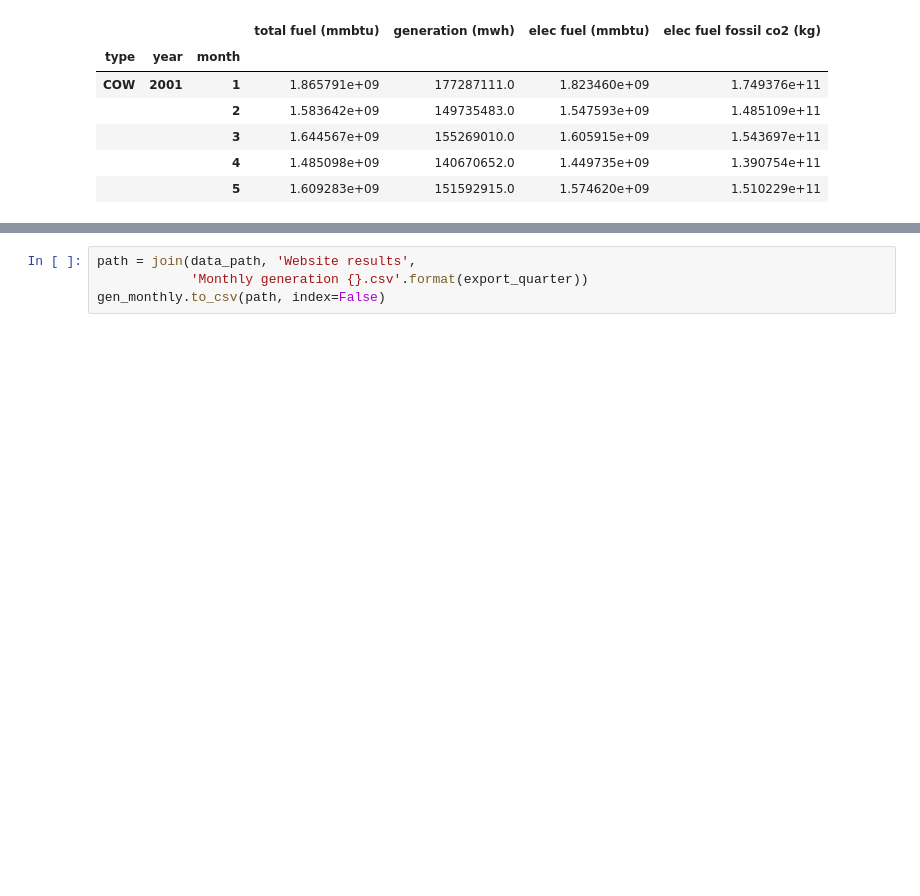
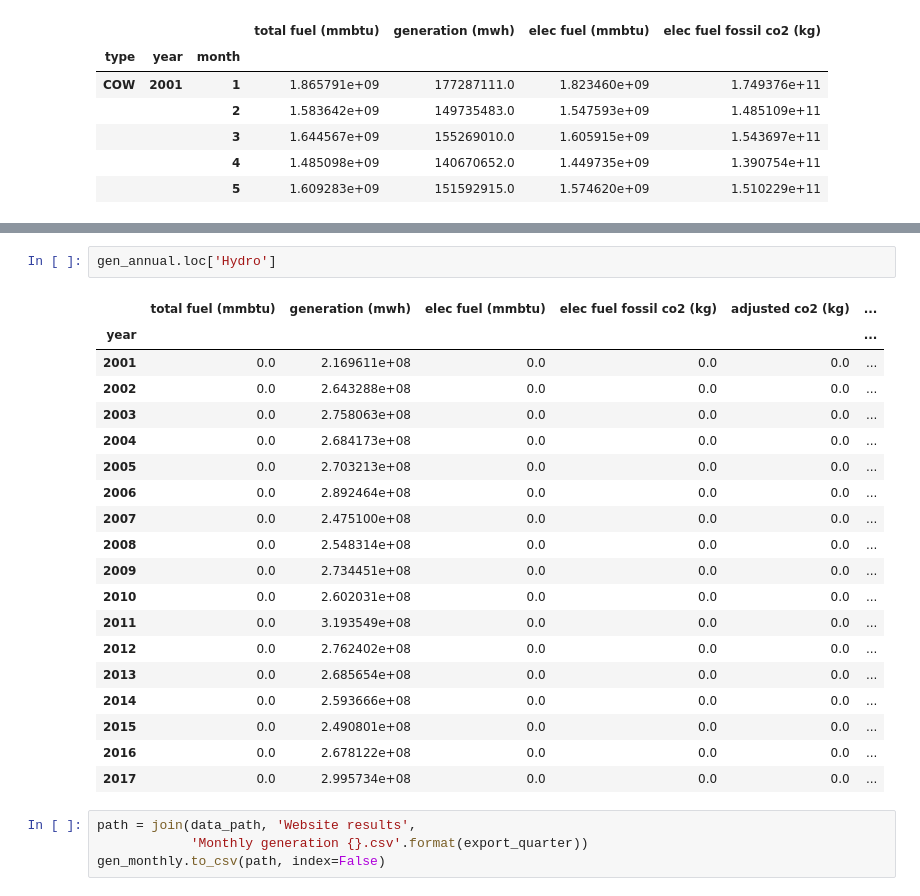
Before and after one commit to gschivley/carbon-index, a Jupyter notebook: Notebooks/Calculate national and NERC gen and emissions.ipynb, the cells around one changed output, grey strips where cells are left out. Drawn from its saved outputs; the diff is of its cells as text; blank space fills up the shorter version.

```diff
--- a/Notebooks/Calculate national and NERC gen and emissions.ipynb
+++ b/Notebooks/Calculate national and NERC gen and emissions.ipynb
@@ -457,3 +496,25 @@ gen_annual.head()
+# %%
+gen_annual.loc['Hydro']
+# %% [output]
+|  | total fuel (mmbtu) | generation (mwh) | elec fuel (mmbtu) | elec fuel fossil co2 (kg) | adjusted co2 (kg) | ... |
+| year |  |  |  |  |  | ... |
+| 2001 | 0.0 | 2.169611e+08 | 0.0 | 0.0 | 0.0 | ... |
+| 2002 | 0.0 | 2.643288e+08 | 0.0 | 0.0 | 0.0 | ... |
+| 2003 | 0.0 | 2.758063e+08 | 0.0 | 0.0 | 0.0 | ... |
+| 2004 | 0.0 | 2.684173e+08 | 0.0 | 0.0 | 0.0 | ... |
+| 2005 | 0.0 | 2.703213e+08 | 0.0 | 0.0 | 0.0 | ... |
+| 2006 | 0.0 | 2.892464e+08 | 0.0 | 0.0 | 0.0 | ... |
+| 2007 | 0.0 | 2.475100e+08 | 0.0 | 0.0 | 0.0 | ... |
+| 2008 | 0.0 | 2.548314e+08 | 0.0 | 0.0 | 0.0 | ... |
+| 2009 | 0.0 | 2.734451e+08 | 0.0 | 0.0 | 0.0 | ... |
+| 2010 | 0.0 | 2.602031e+08 | 0.0 | 0.0 | 0.0 | ... |
+| 2011 | 0.0 | 3.193549e+08 | 0.0 | 0.0 | 0.0 | ... |
+| 2012 | 0.0 | 2.762402e+08 | 0.0 | 0.0 | 0.0 | ... |
+| 2013 | 0.0 | 2.685654e+08 | 0.0 | 0.0 | 0.0 | ... |
+| 2014 | 0.0 | 2.593666e+08 | 0.0 | 0.0 | 0.0 | ... |
+| 2015 | 0.0 | 2.490801e+08 | 0.0 | 0.0 | 0.0 | ... |
+| 2016 | 0.0 | 2.678122e+08 | 0.0 | 0.0 | 0.0 | ... |
+| 2017 | 0.0 | 2.995734e+08 | 0.0 | 0.0 | 0.0 | ... |
 # %%
 path = join(data_path, 'Website results',
             'Monthly generation {}.csv'.format(export_quarter))
```
Also changed, not shown: parts of 8 cells of this notebook.
